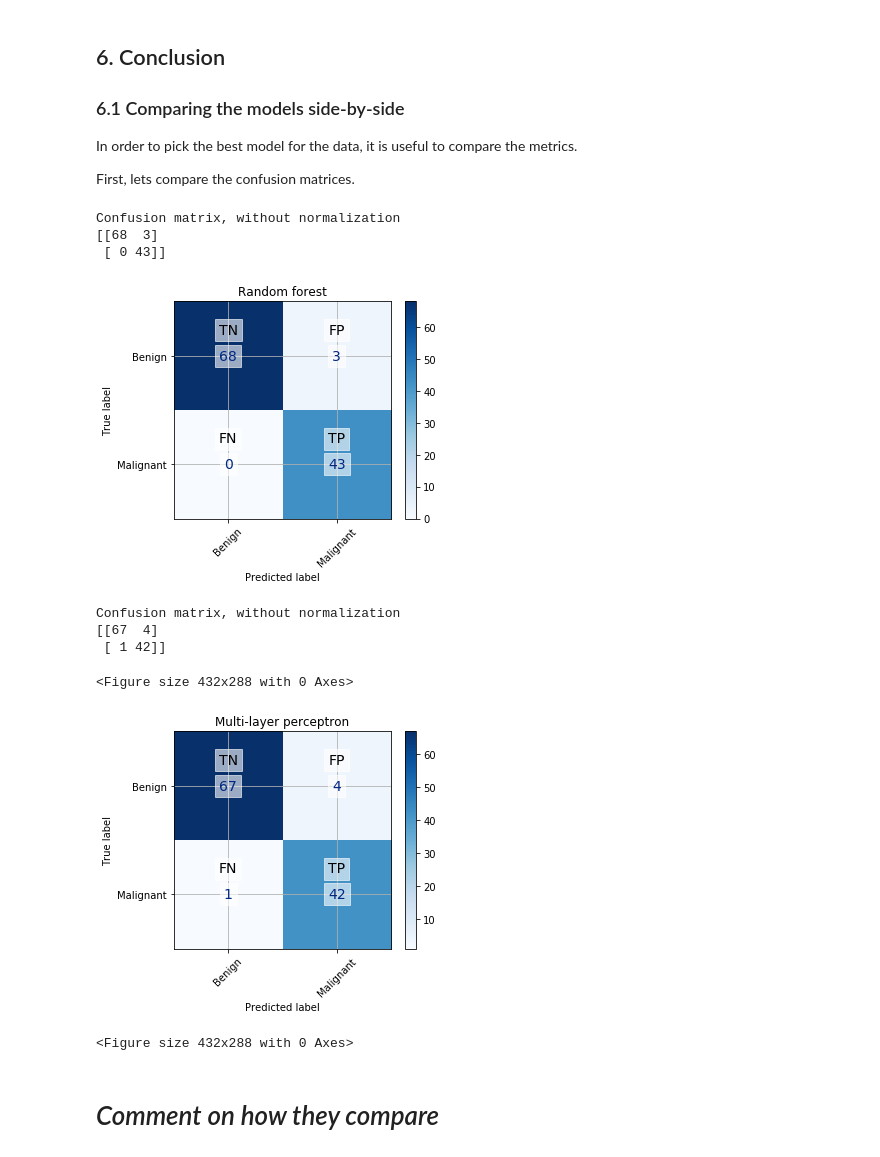
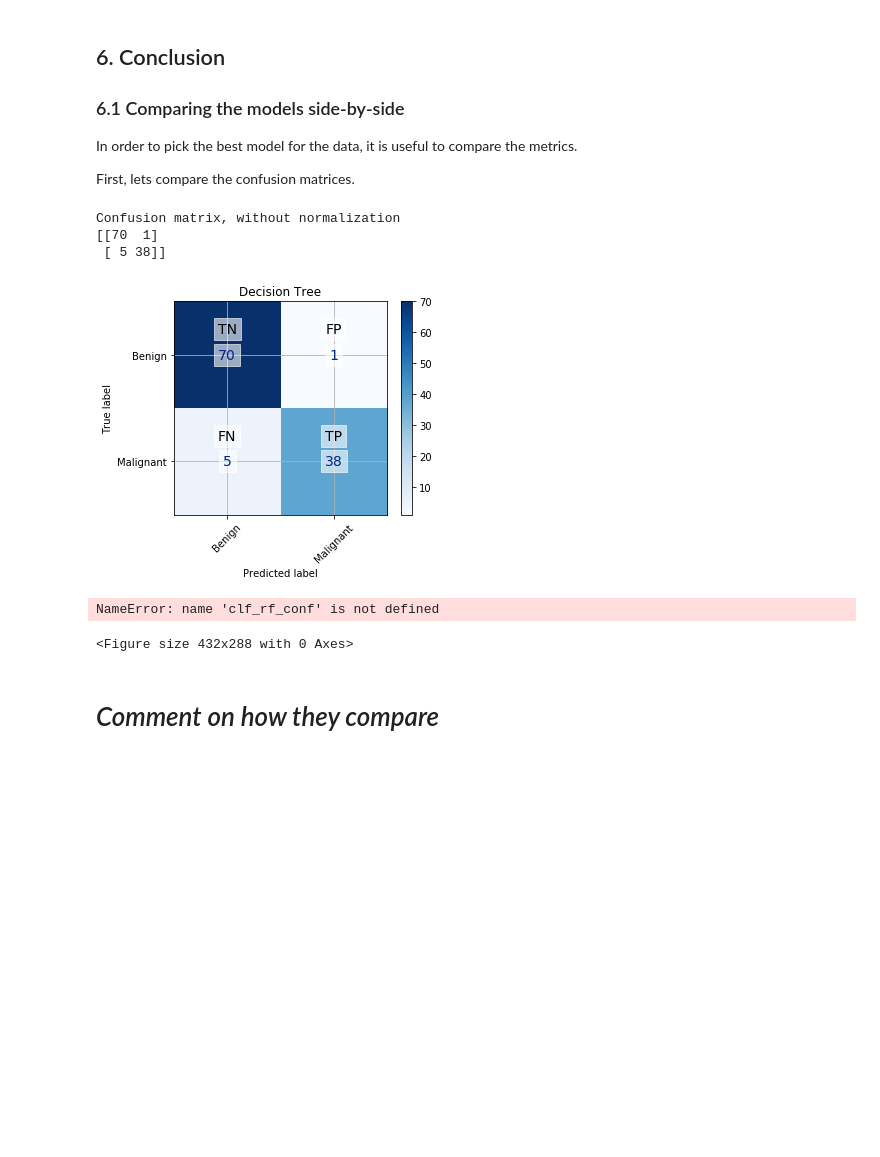
Before and after one commit to DaniiClarkee/Team4_CFG, a Jupyter notebook: Team_4_analysis_full_notebook_Rose.ipynb, the cells around one changed output. Drawn from its saved outputs; the diff is of its cells as text; code cells hidden in the pictures; blank space fills up the shorter version.

```diff
--- a/Team_4_analysis_full_notebook_Rose.ipynb
+++ b/Team_4_analysis_full_notebook_Rose.ipynb
@@ -324,0 +390,3 @@ Considering these factors, we have decided to set the threshold at 30%, i.e. any
+# %%
+lr_params = lr_grid_result.best_params_
+lr_params
@@ -326,0 +529,3 @@ Considering these factors, we have decided to set the threshold at 30%, i.e. any
+# %%
+decision_tree_params = decision_tree_random.best_params_
+decision_tree_params
@@ -326,0 +538,10 @@ Considering these factors, we have decided to set the threshold at 30%, i.e. any
+# %%
+clf_decision_tree = DecisionTreeClassifier(random_state = constants.SEED,
+                               criterion = decision_tree_params['criterion'],
+                               splitter = decision_tree_params['splitter'],
+                                max_depth = decision_tree_params['max_depth'])
+
+clf_decision_tree.fit(X_train, y_train)
+
+proba_clf_decision_tree = clf_decision_tree.predict_proba(X_test)
+pred_clf_decision_tree = np.where(proba_clf_decision_tree[:,1] > constants.THRESHOLD, 1, 0)
@@ -326,0 +562,10 @@ Considering these factors, we have decided to set the threshold at 30%, i.e. any
+# %%
+#Confusion matrix, to see where our classifier is making mistakes:
+
+print(metrics.confusion_matrix(y_test, pred_clf_decision_tree))
+
+clf_decision_tree_conf = confusion_matrix(y_test,pred_clf_decision_tree)
+utilities.plot_conf_matrix(clf_decision_tree_conf, normalize=False)
+utilities.plot_conf_matrix(clf_decision_tree_conf, normalize=True)
+plt.show()
+plt.tight_layout()
@@ -574,30 +844,30 @@ First, lets compare the confusion matrices.
 # %%
 # Logsitic regression model confusion matrix
 
 # Decision tree model confusion matrix
+utilities.plot_conf_matrix(clf_decision_tree_conf, normalize=False)
+plt.title("Decision Tree")
+plt.show()
+plt.tight_layout()
 
 # Random forest model confusion matrix
 utilities.plot_conf_matrix(clf_rf_conf, normalize=False)
 plt.title("Random forest")
 plt.show()
 plt.tight_layout()
 
 # Multi-layer perceptron model confusion matrix
 utilities.plot_conf_matrix(clf_mlp_conf, normalize=False)
 plt.title("Multi-layer perceptron")
 plt.show()
 plt.tight_layout()
 # %% [output]
 Confusion matrix, without normalization
-[[68  3]
- [ 0 43]]
+[[70  1]
+ [ 5 38]]
-[figure, old version]
+[figure, new version]
-Confusion matrix, without normalization
-[[67  4]
- [ 1 42]]
+NameError: name 'clf_rf_conf' is not defined
 <Figure size 432x288 with 0 Axes>
-[figure, removed]
-<Figure size 432x288 with 0 Axes>
 # %% [markdown]
 # *Comment on how they compare*
 # %% [markdown]
```
Also changed, not shown: parts of 30 cells of this notebook.
